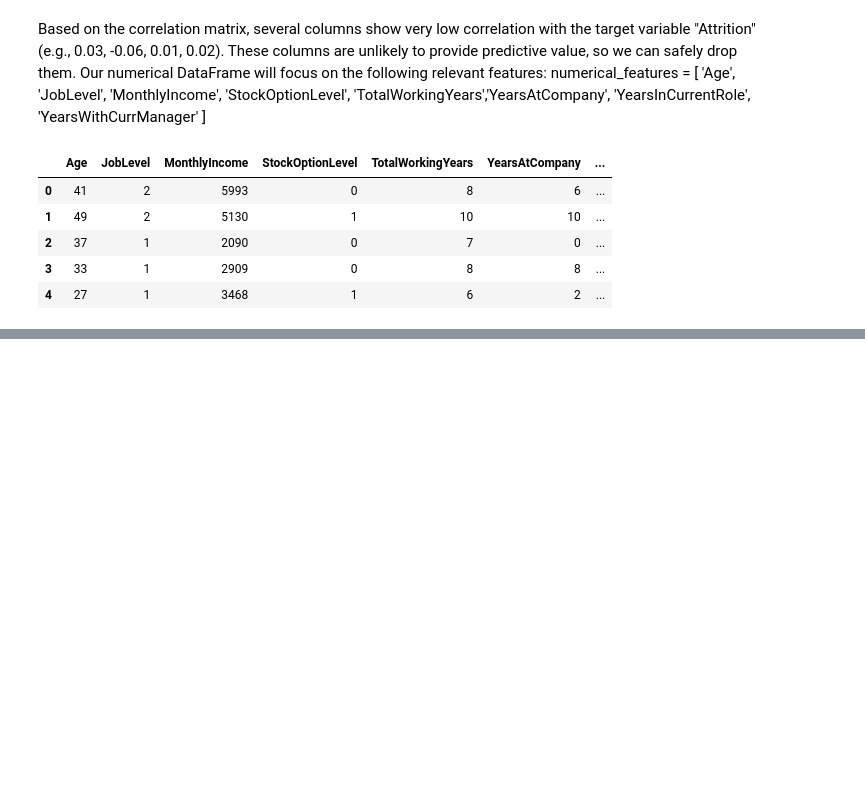
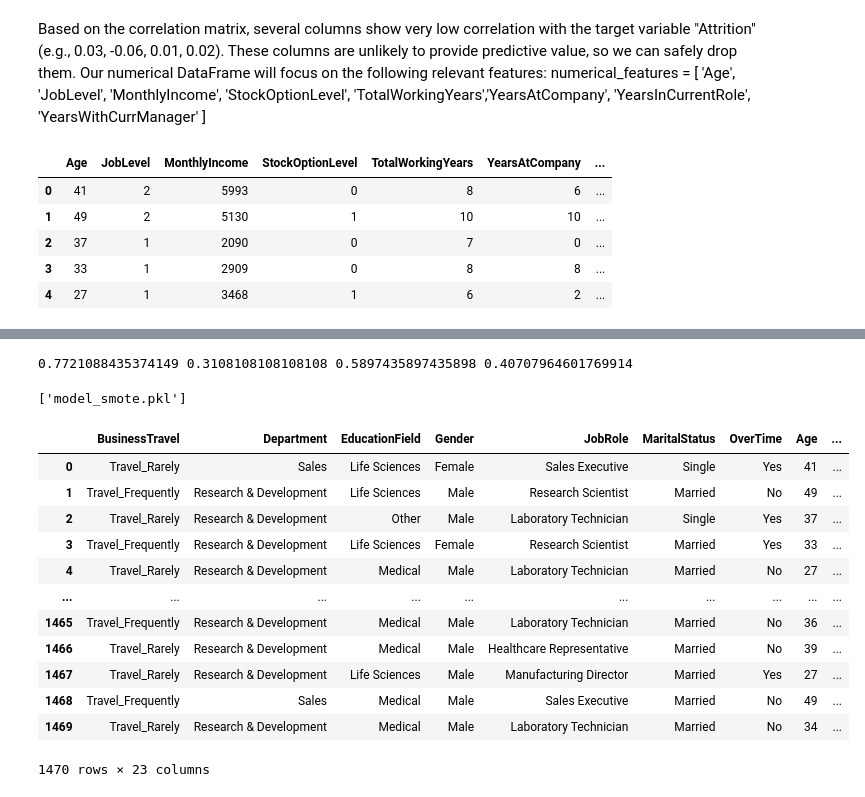
Before and after one commit to codehass/retention-ai-hr-assistant-API, a Jupyter notebook: ml/eda.ipynb, the cells around one changed output, grey strips where cells are left out. Cells and saved outputs as stored; diff of their text form; code cells hidden in the pictures; blank space fills up the shorter version.

```diff
--- a/ml/eda.ipynb
+++ b/ml/eda.ipynb
@@ -374,0 +460,38 @@ grid_search_results_df
+# %%
+from sklearn.metrics import (
+    accuracy_score,
+    precision_score,
+    recall_score,
+    f1_score
+)
+
+accuracy = accuracy_score(y_test, y_pred_smote)
+precision = precision_score(y_test, y_pred_smote)
+recall = recall_score(y_test, y_pred_smote)
+f1 = f1_score(y_test, y_pred_smote)
+
+print(accuracy, precision, recall, f1)
+# %% [output]
+0.7721088435374149 0.3108108108108108 0.5897435897435898 0.40707964601769914
+# %%
+import joblib
+
+joblib.dump(pipeline, "model_smote.pkl")
+# %% [output]
+['model_smote.pkl']
+# %%
+data_prepared
+# %% [output]
+|  | BusinessTravel | Department | EducationField | Gender | JobRole | MaritalStatus | OverTime | Age | ... |
+| 0 | Travel_Rarely | Sales | Life Sciences | Female | Sales Executive | Single | Yes | 41 | ... |
+| 1 | Travel_Frequently | Research & Development | Life Sciences | Male | Research Scientist | Married | No | 49 | ... |
+| 2 | Travel_Rarely | Research & Development | Other | Male | Laboratory Technician | Single | Yes | 37 | ... |
+| 3 | Travel_Frequently | Research & Development | Life Sciences | Female | Research Scientist | Married | Yes | 33 | ... |
+| 4 | Travel_Rarely | Research & Development | Medical | Male | Laboratory Technician | Married | No | 27 | ... |
+| ... | ... | ... | ... | ... | ... | ... | ... | ... | ... |
+| 1465 | Travel_Frequently | Research & Development | Medical | Male | Laboratory Technician | Married | No | 36 | ... |
+| 1466 | Travel_Rarely | Research & Development | Medical | Male | Healthcare Representative | Married | No | 39 | ... |
+| 1467 | Travel_Rarely | Research & Development | Life Sciences | Male | Manufacturing Director | Married | Yes | 27 | ... |
+| 1468 | Travel_Frequently | Sales | Medical | Male | Sales Executive | Married | No | 49 | ... |
+| 1469 | Travel_Rarely | Research & Development | Medical | Male | Laboratory Technician | Married | No | 34 | ... |
+1470 rows × 23 columns
```
Also changed, not shown: parts of 10 cells of this notebook, 2 other files.
